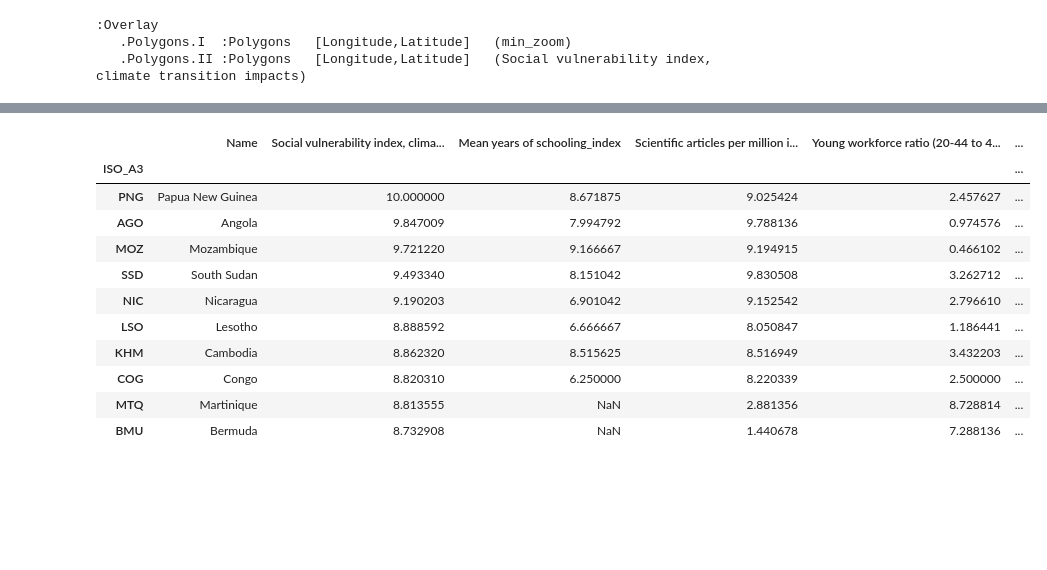
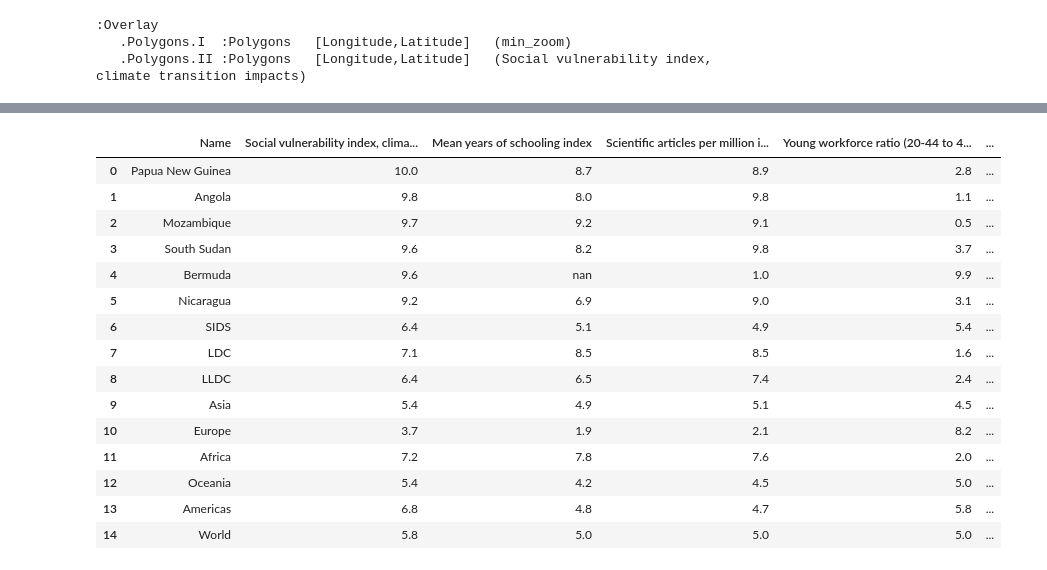
Before and after one commit to rodrigoms95/UNESCO_climate, a Jupyter notebook: code/indice_work.ipynb, the cells around one changed output, grey strips where cells are left out. Saved outputs shown, nothing was run; the diff lists cells and outputs as text; code cells hidden in the pictures; blank space fills up the shorter version.

```diff
--- a/code/indice_work.ipynb
+++ b/code/indice_work.ipynb
@@ -68,6 +68,6 @@ vars = [
     "Gender inequality index",
     "Total debt service [% of GNI]",
     "Central government debt [% of GDP]",
-    "Gini coefficient"
+    "Gini index"
     ]
 var_i = [v + "_index" for v in vars]
@@ -368,18 +480,20 @@ Sin datos: 146 países
 # %%
 # Gini coefficient
 id = "SI.POV.GINI"
-i = 6
 
 # Cargamos el archivo
 df_i = pd.read_csv( "../../" + df_c.loc[df_c["ID"]==id, "Path"].iloc[0]
     + df_c.loc[df_c["ID"]==id, "Filename" ].iloc[0][:-4] + "_extra.csv",
     skiprows = 4 ).rename( columns = {"Country Code": ix}
     ).drop(columns = ["Source"])
-df = df.reset_index().set_index(ix)
-df[vars[i]] = df_i.set_index(ix).iloc[ :, 4: ].ffill(axis = 1).iloc[:, -1]
+
+# Seleccionamos la variable
+i = 6
+df_iso = df_iso.reset_index().set_index(ix)
+df_iso[vars[i]] = df_i.set_index(ix).iloc[ :, 4: ].ffill(axis = 1).iloc[:, -1]
 
 # Mapa
-borders[vars[i]] = df.reset_index().set_index(ix)[vars[i]]
+borders[vars[i]] = df_iso[vars[i]]
 min = 5 * np.floor( borders[vars[i]].min() * 0.2 )
 max = 5 * np.ceil( borders[vars[i]].max() * 0.2 )
 map_v = gv.Polygons( borders,
@@ -388,10 +502,9 @@ map_v = gv.Polygons( borders,
 map = ( ocean * map_v ).opts( **options_m )
 gv.output( map, size = 600 )
 
-# Países sin datos
-print( f"Sin datos: {df[ df[vars[i]].isnull() ].shape[0]} países" )
-# 10 países más altos
-df[ ["Name", vars[i] ] ].sort_values(vars[i], ascending = False).head(10)
+# Países más vulnerables
+disp = display(vars[i], p = False, category = vars[i])
+disp
 # %% [output]
 :Overlay
    .Polygons.I  :Polygons   [Longitude,Latitude]   (min_zoom)
@@ -414,35 +535,28 @@ Sin datos: 0 países
 index_n = "Social vulnerability index, climate transition impacts"
 
 # Índice por unidad geográfico ISO-3166-1
-df = df.reset_index().set_index(ix)
+df_iso = df_iso.reset_index().set_index(ix)
 
 # Cálculo del índice para cada categoría
-var_i = [v + "_index" for v in vars]
+var_i = [v + " index" for v in vars]
 # Países con al menos 4 valores
-df = df[ df[vars].count(axis = 1) > 3 ]
+df_iso = df_iso[ df_iso[vars].count(axis = 1) > 3 ]
 # Normalización 0-10
 for i, v in enumerate(vars):
-    df[ var_i[i] ] = stats.percentileofscore( df[ vars[i] ],
-        df[ vars[i] ], nan_policy = "omit" ) / 10
-    #min_v = df[v].min()
-    #max_v = df[v].max()
-    #rng_v = max_v - min_v
-    #df[ var_i[i] ] = 10 * ( df[v] - min_v ) / rng_v
-    if v in vars[0:3]: df[ var_i[i] ] = 10 - df[ var_i[i] ]
+    df_iso[ var_i[i] ] = stats.percentileofscore( df_iso[ vars[i] ],
+        df_iso[ vars[i] ], nan_policy = "omit" ) / 10
+    if v in vars[0:3]: df_iso[ var_i[i] ] = 10 - df_iso[ var_i[i] ]
 
 # Cálculo del índice
-df[index_n] = df[var_i].mean(axis = 1)
+df_iso[index_n] = df_iso[var_i].mean(axis = 1)
 # Normalización 0-10
-min_v = df[index_n].min()
-max_v = df[index_n].max()
+min_v = df_iso[index_n].min()
+max_v = df_iso[index_n].max()
 rng_v = max_v - min_v
-df[ index_n ] = 10 * ( df[index_n] - min_v ) / rng_v
-
-# Guardamos el archivo
-df.to_csv(path_r + "socioeconomic_index.csv")
+df_iso[ index_n ] = 10 * ( df_iso[index_n] - min_v ) / rng_v
 
 # Mapa
-borders[index_n] = df[index_n]
+borders[index_n] = df_iso[index_n]
 map_v = gv.Polygons( borders,
     vdims = gv.Dimension(index_n, range = (0, 10.0001) )
     ).opts( cmap = "plasma_r", **options )
@@ -450,11 +564,12 @@ map = ( ocean * map_v ).opts( **options_m )
 gv.output( map, size = 600 )
 
 # Guardamos el archivo
-df[["Name", index_n] + vars + var_i].to_csv(
+df_iso[["name", index_n] + vars + var_i].to_csv(
     "../share/Indexes/Transition_vulnerability_index.csv" )
 
-# 10 países más altos
-df[["Name", index_n] + var_i].sort_values(index_n, ascending = False).head(10)
+# Países más vulnerables
+disp = display(index_n, type = "index")
+disp
 # %% [output]
 :Overlay
    .Polygons.I  :Polygons   [Longitude,Latitude]   (min_zoom)
@@ -462,12 +582,16 @@ df[["Name", index_n] + var_i].sort_values(index_n, ascending = False).head(10)
-|  | Name | Social vulnerability index, clima... | Mean years of schooling_index | Scientific articles per million i... | Young workforce ratio (20-44 to 4... | ... |
-| ISO_A3 |  |  |  |  |  | ... |
-| PNG | Papua New Guinea | 10.000000 | 8.671875 | 9.025424 | 2.457627 | ... |
-| AGO | Angola | 9.847009 | 7.994792 | 9.788136 | 0.974576 | ... |
-| MOZ | Mozambique | 9.721220 | 9.166667 | 9.194915 | 0.466102 | ... |
-| SSD | South Sudan | 9.493340 | 8.151042 | 9.830508 | 3.262712 | ... |
-| NIC | Nicaragua | 9.190203 | 6.901042 | 9.152542 | 2.796610 | ... |
-| LSO | Lesotho | 8.888592 | 6.666667 | 8.050847 | 1.186441 | ... |
-| KHM | Cambodia | 8.862320 | 8.515625 | 8.516949 | 3.432203 | ... |
-| COG | Congo | 8.820310 | 6.250000 | 8.220339 | 2.500000 | ... |
-| MTQ | Martinique | 8.813555 | NaN | 2.881356 | 8.728814 | ... |
-| BMU | Bermuda | 8.732908 | NaN | 1.440678 | 7.288136 | ... |
+|  | Name | Social vulnerability index, clima... | Mean years of schooling index | Scientific articles per million i... | Young workforce ratio (20-44 to 4... | ... |
+| 0 | Papua New Guinea | 10.0 | 8.7 | 8.9 | 2.8 | ... |
+| 1 | Angola | 9.8 | 8.0 | 9.8 | 1.1 | ... |
+| 2 | Mozambique | 9.7 | 9.2 | 9.1 | 0.5 | ... |
+| 3 | South Sudan | 9.6 | 8.2 | 9.8 | 3.7 | ... |
+| 4 | Bermuda | 9.6 | nan | 1.0 | 9.9 | ... |
+| 5 | Nicaragua | 9.2 | 6.9 | 9.0 | 3.1 | ... |
+| 6 | SIDS | 6.4 | 5.1 | 4.9 | 5.4 | ... |
+| 7 | LDC | 7.1 | 8.5 | 8.5 | 1.6 | ... |
+| 8 | LLDC | 6.4 | 6.5 | 7.4 | 2.4 | ... |
+| 9 | Asia | 5.4 | 4.9 | 5.1 | 4.5 | ... |
+| 10 | Europe | 3.7 | 1.9 | 2.1 | 8.2 | ... |
+| 11 | Africa | 7.2 | 7.8 | 7.6 | 2.0 | ... |
+| 12 | Oceania | 5.4 | 4.2 | 4.5 | 5.0 | ... |
+| 13 | Americas | 6.8 | 4.8 | 4.7 | 5.8 | ... |
+| 14 | World | 5.8 | 5.0 | 5.0 | 5.0 | ... |
```
Also changed, not shown: parts of 11 cells of this notebook, 11 other files.
